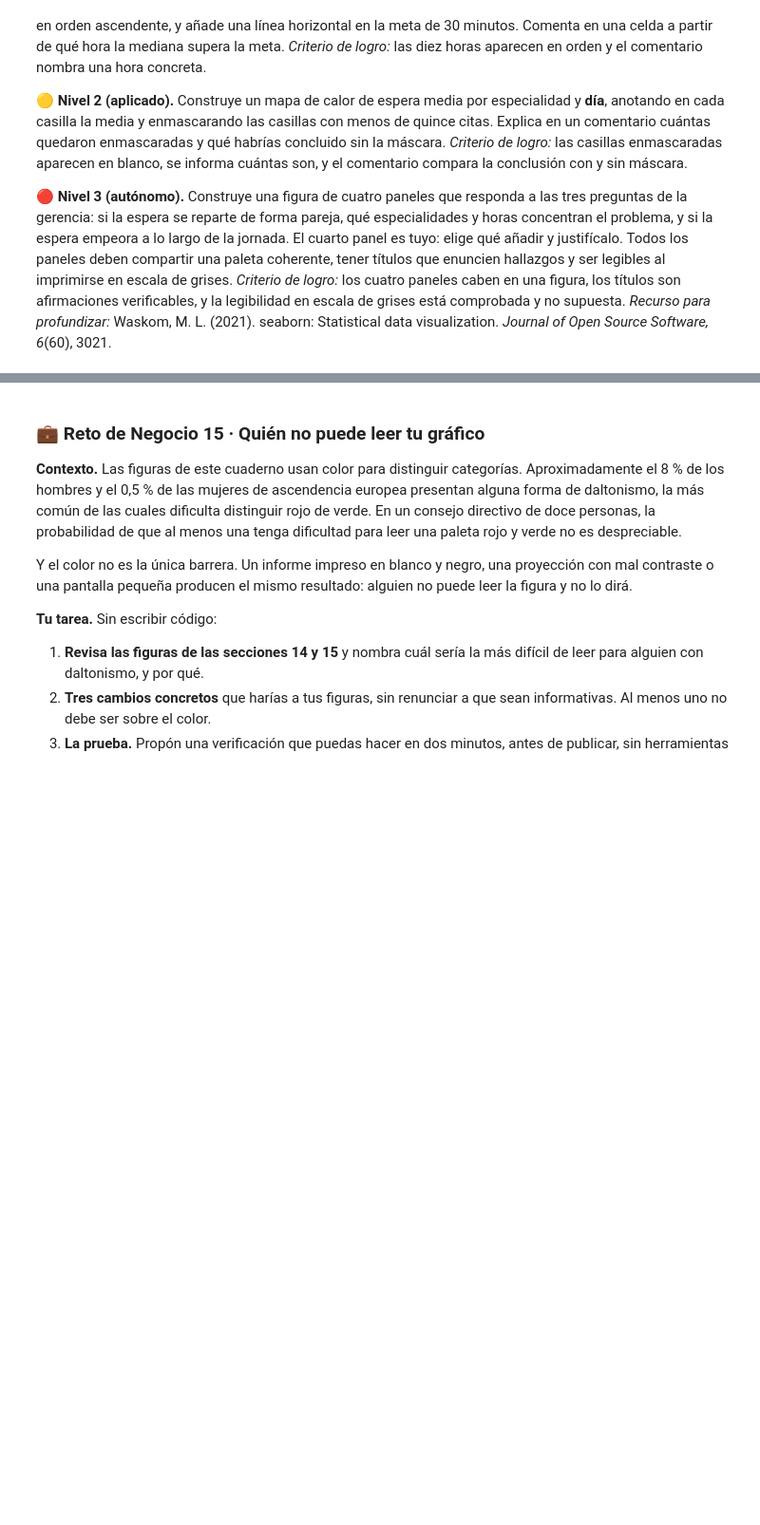
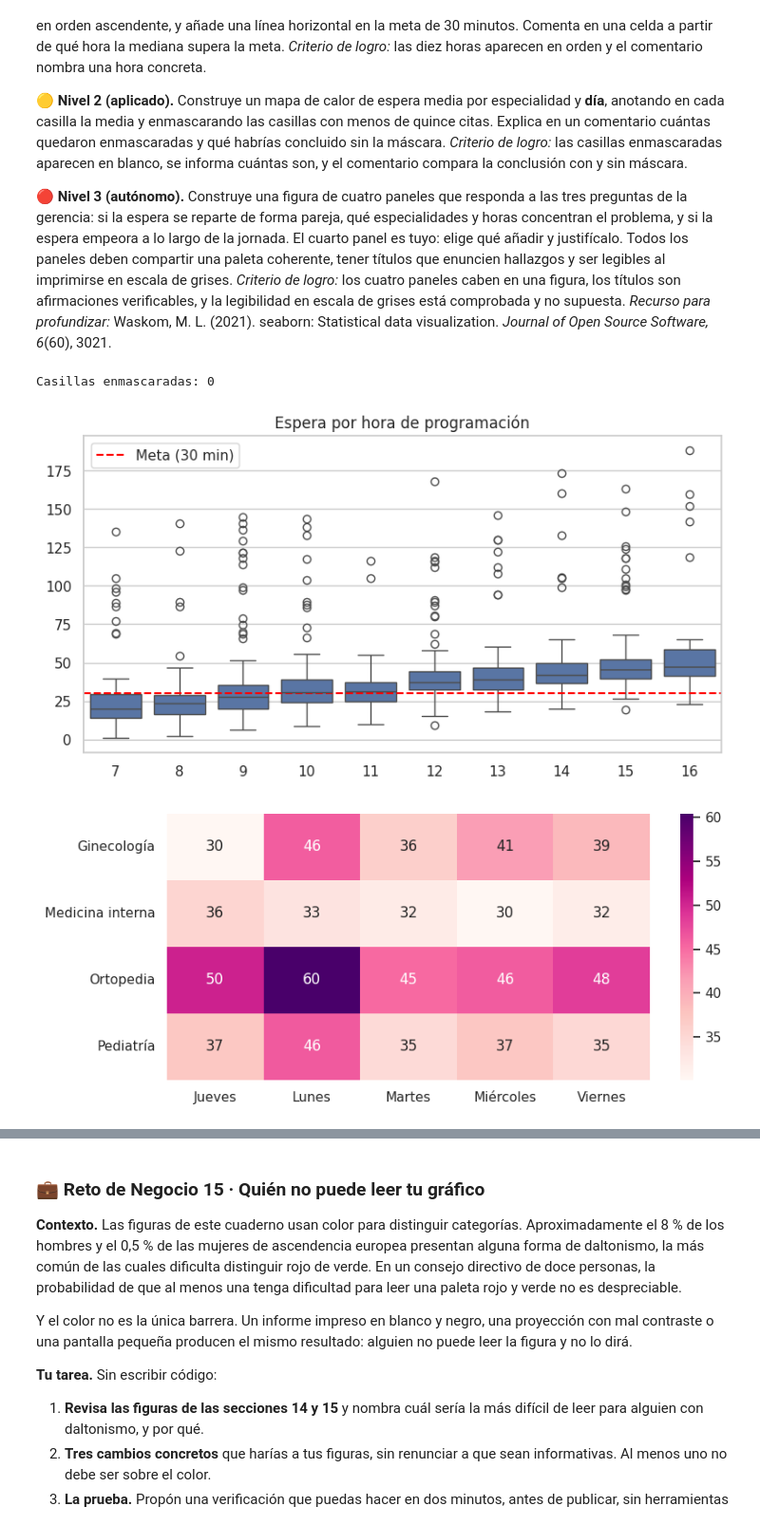
Before and after one commit to FABIANXD04/Ciencia-de-Datos, a Jupyter notebook: APP_M2_Python_1.ipynb, the cells around one changed output, grey strips where cells are left out. Shown at 95% size. Drawn from its saved outputs; the diff is of its cells as text; code cells hidden in the pictures; blank space fills up the shorter version.

```diff
--- a/APP_M2_Python_1.ipynb
+++ b/APP_M2_Python_1.ipynb
@@ -3614,0 +5513,59 @@ The colour scale encodes the estimate but says nothing about how much data suppo
+# %%
+# Escribe aquí tus soluciones. Un nivel debajo del otro.
+
+# Nivel 1 (guiado)
+fig, ax = plt.subplots(figsize=(9, 4.5))
+sns.boxplot(x=horas, y=esperas, order=HORAS, ax=ax)
+ax.axhline(30, color="red", linestyle="--", label="Meta (30 min)")
+ax.legend()
+ax.set_title("Espera por hora de programación")
+
+# A partir de las 13:00 la mediana ya supera la meta de 30 minutos.
+
+# Nivel 2 (aplicado)
+matriz_conteo_dias = np.zeros((len(ESPEC), len(DIAS_L)), dtype=int)
+matriz_media_dias = np.full((len(ESPEC), len(DIAS_L)), np.nan)
+
+for e_i, esp in enumerate(ESPEC):
+    for d_i, dia in enumerate(DIAS_L):
+        grupo = esperas_np[(especialidades_np == esp) & (dias_np == dia)]
+        matriz_conteo_dias[e_i, d_i] = grupo.size
+        if grupo.size > 0:
+            matriz_media_dias[e_i, d_i] = grupo.mean()
+
+mascara = matriz_conteo_dias < 15
+n_enmascaradas = mascara.sum()
+
+fig, ax = plt.subplots(figsize=(9, 4))
+sns.heatmap(matriz_media_dias, mask=mascara, annot=True, fmt=".0f",
+            xticklabels=DIAS_L, yticklabels=ESPEC, cmap="RdPu", ax=ax)
+
+print(f"Casillas enmascaradas: {n_enmascaradas}")
+# Sin la máscara, alguna casilla con pocas citas podría mostrarse como
+# la peor combinación del mapa, llevando a priorizar una intervención
+# sobre un patrón que en realidad es ruido estadístico.
+
+# Nivel 3 (autónomo)
+fig, axes = plt.subplots(2, 2, figsize=(13, 9))
+
+sns.boxplot(x=especialidades, y=esperas, order=ESPEC, ax=axes[0, 0])
+axes[0, 0].set_title("¿Se reparte parejo? No: Ortopedia espera más")
+
+sns.heatmap(matriz_media, annot=True, fmt=".0f", cmap="RdPu",
+            xticklabels=HORAS, yticklabels=ESPEC, ax=axes[0, 1])
+axes[0, 1].set_title("Dónde se concentra el problema")
+
+for esp in ESPEC:
+    y = [esperas_np[(especialidades_np == esp) & (horas_np == h)].mean() for h in HORAS]
+    axes[1, 0].plot(HORAS, y, marker="o", label=esp)
+axes[1, 0].legend()
+axes[1, 0].set_title("La espera empeora a lo largo del día")
+
+sns.boxplot(x=dias, y=esperas, order=DIAS_L, ax=axes[1, 1])
+axes[1, 1].set_title("Cuarto panel: el lunes también pesa")
+
+fig.tight_layout()
+# %% [output]
+Casillas enmascaradas: 0
+[figure, added]
+[figure, added]
```
Also changed, not shown: parts of 165 cells of this notebook.
